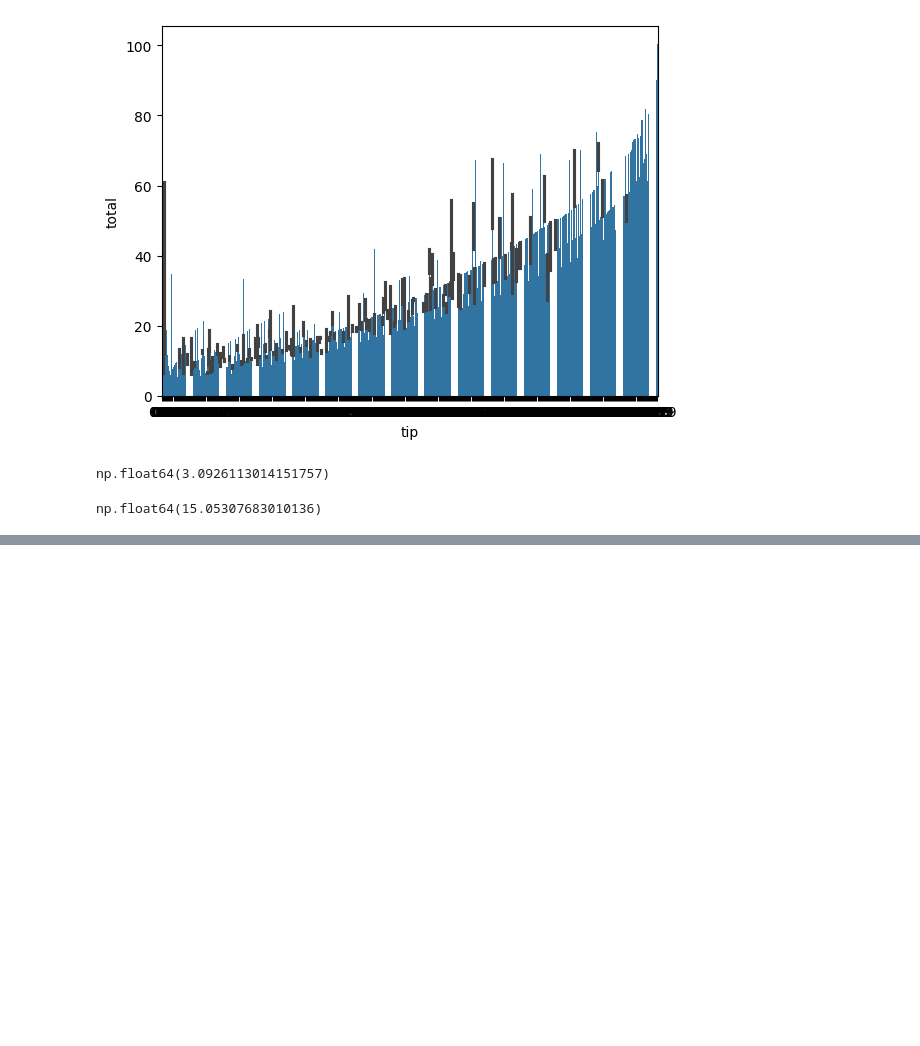
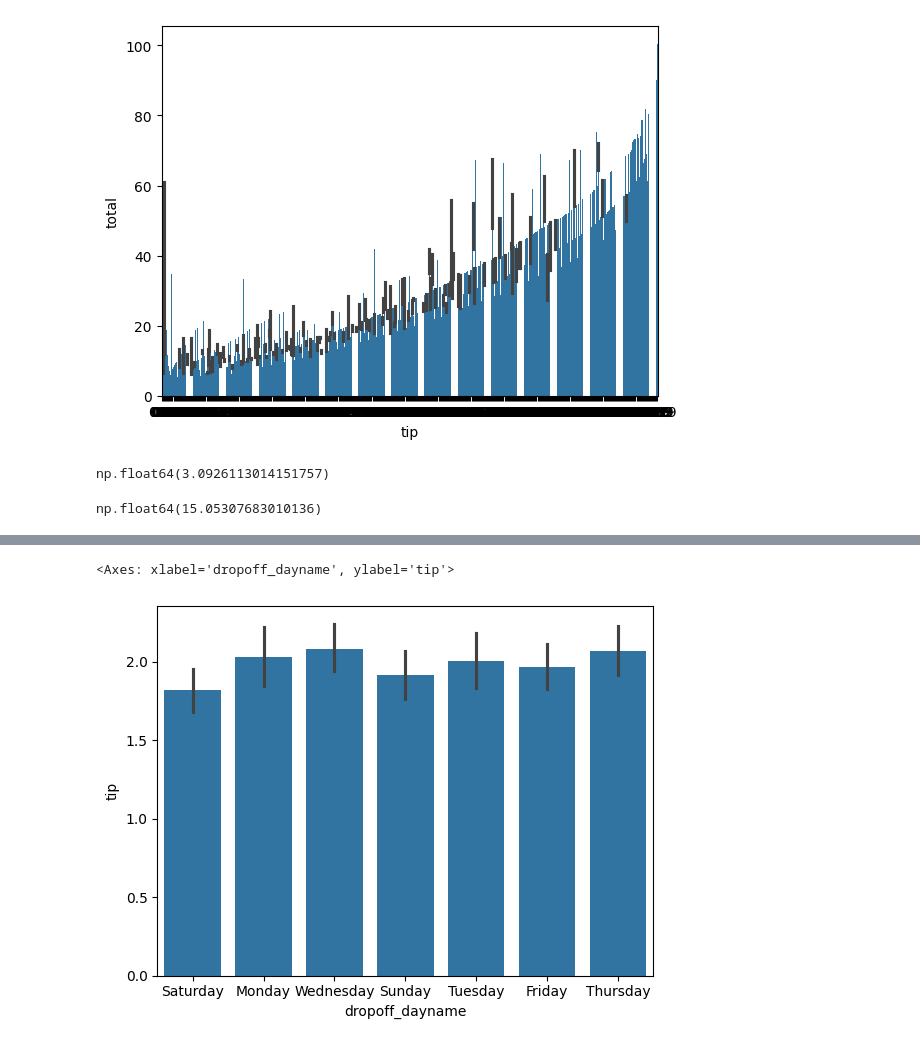
Before and after one commit to Tejaswimadastu/Machine_Learning, a Jupyter notebook: ML_EDA.ipynb, the cells around one changed output, grey strips where cells are left out. Saved outputs shown, nothing was run; the diff lists cells and outputs as text; code cells hidden in the pictures; blank space fills up the shorter version.

```diff
--- a/ML_EDA.ipynb
+++ b/ML_EDA.ipynb
@@ -506,0 +780,5 @@ np.float64(15.05307683010136)
+# %%
+sns.barplot(x=df['dropoff_dayname'],y=df['tip'])
+# %% [output]
+<Axes: xlabel='dropoff_dayname', ylabel='tip'>
+[figure, added]
```
Also changed, not shown: parts of 48 cells of this notebook.
